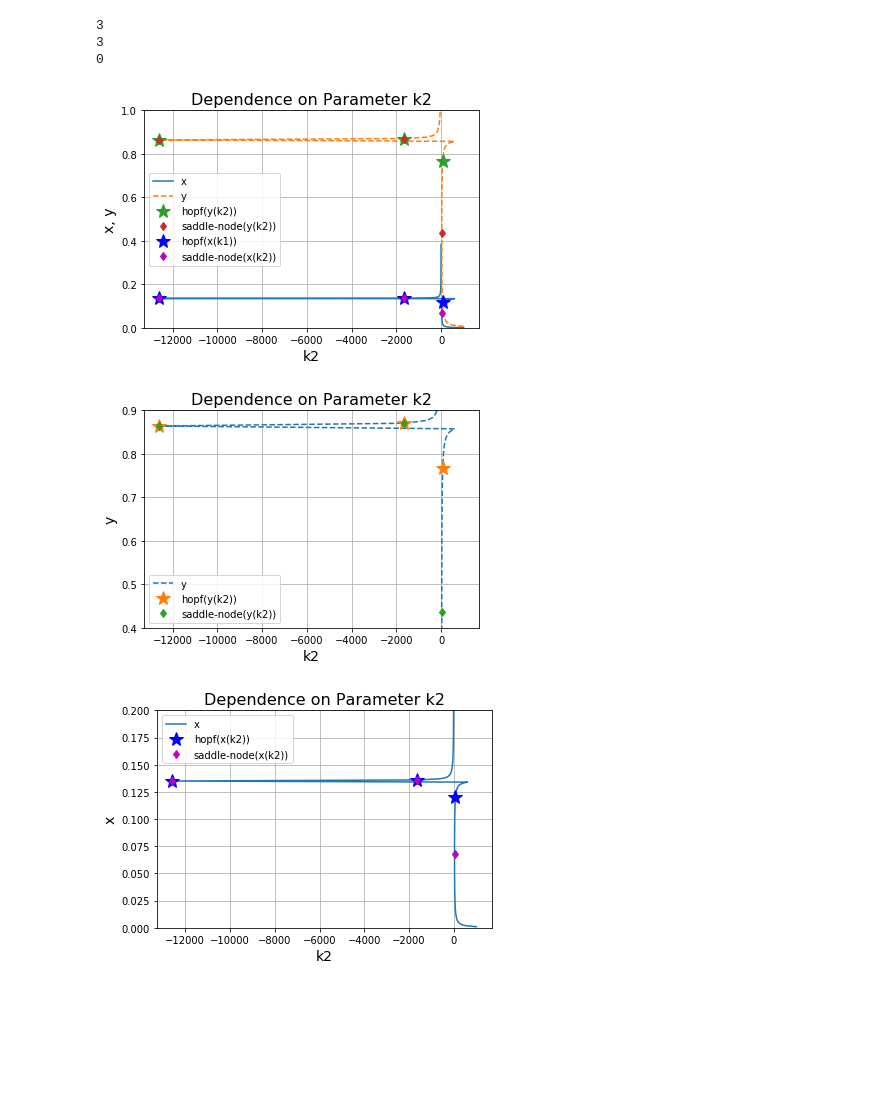
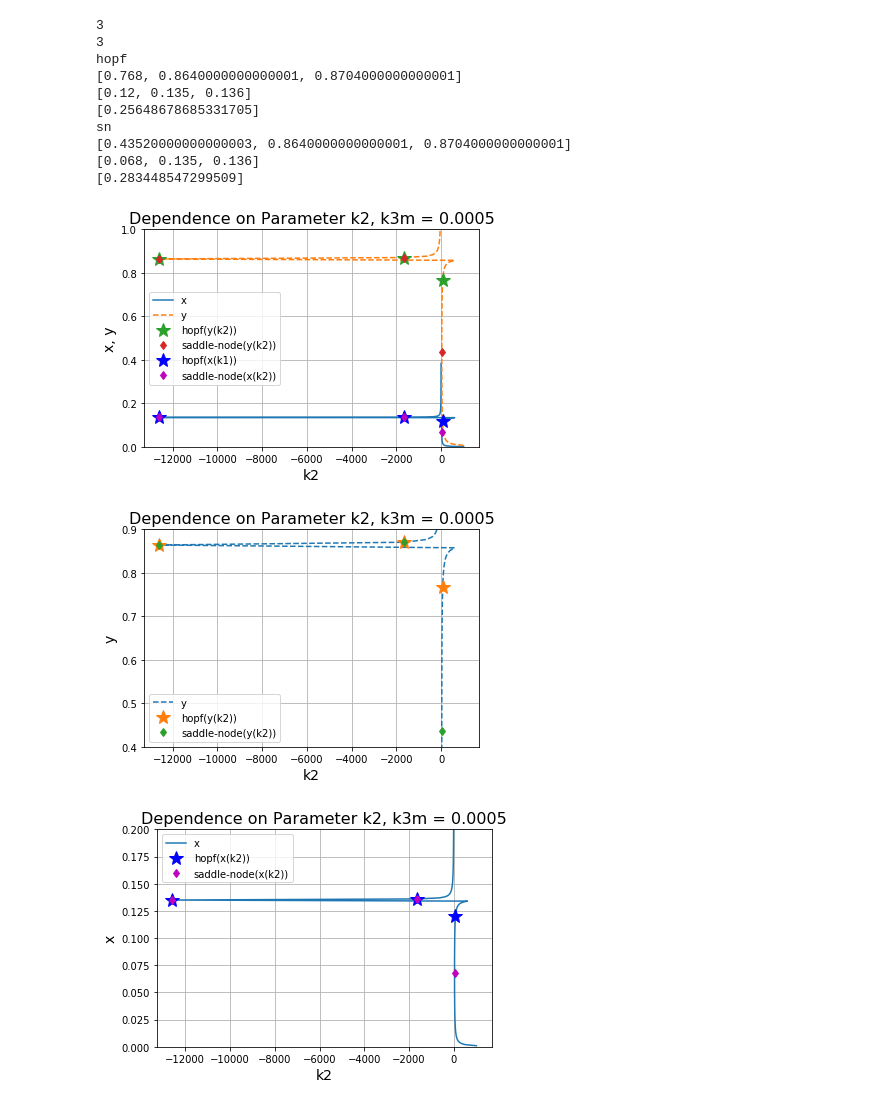
Before and after one commit to KsenyaBu/Python_BUKS_Practicum, a Jupyter notebook: Project#2_BUKS.ipynb, the cells around one changed output. Cells and saved outputs as stored; diff of their text form; code cells hidden in the pictures; blank space fills up the shorter version.

```diff
--- a/Project#2_BUKS.ipynb
+++ b/Project#2_BUKS.ipynb
@@ -506,7 +536,6 @@ a21 = k3
 a22 = -k3m
 sp = [a11[i]+a22 for i in range(384)]
 determ = [a11[i]*a22-a12[i]*a21 for i in range(384)]
-DI = [sp[i]**2-4*determ[i] for i in range(384)]
 index = 1
 yh = []
 xh = []
@@ -514,9 +543,6 @@ k2h = []
 ysn = []
 xsn = []
 k2sn = []
-ydi = []
-xdi = []
-k2di = []
 while index < 384:
     if sp[index]*sp[index-1] <= 0:
         yh.append(y[index])
@@ -526,17 +552,19 @@ while index < 384:
         ysn.append(y[index])
         xsn.append(x[index])
         k2sn.append(k2[index])
-    if DI[index]*DI[index-1] <= 0:
-        ydi.append(y[index])
-        xdi.append(x[index])
-        k2di.append(k2[index])
     index += 1
 print(len(xh))
 print(len(xsn))
-print(len(xdi))
+print("hopf")
+print(yh)
+print(xh)
+print(k1h)
+print("sn")
+print(ysn)
+print(xsn)
+print(k1sn)
 mh = len(xh)
 msn = len(xsn)
-mdi = len(xdi)
 fig = plt.figure()
 plt.plot(k2, x, label = u'x')
 plt.plot(k2, y, label = u'y', linestyle='--')
@@ -544,44 +572,51 @@ plt.plot(k2h,yh, label = u'hopf(y(k2))', linestyle = 'None', marker='*', markers
 plt.plot(k2sn,ysn, label = u'saddle-node(y(k2))', linestyle = 'None', marker='d')
 plt.plot(k2h,xh, label = u'hopf(x(k1))', linestyle = 'None', marker='*', markersize = '15', color='b')
 plt.plot(k2sn,xsn, label = u'saddle-node(x(k2))', linestyle = 'None', marker='d',color='m')
-plt.title('Dependence on Parameter k2',fontsize=16)
+plt.title('Dependence on Parameter k2, k3m = 0.0005',fontsize=16)
 plt.ylabel('x, y',fontsize=14)
 plt.xlabel('k2',fontsize=14)
 x1,x2,y1,y2 = plt.axis()
 plt.axis((x1,x2,0,1))
 plt.legend()
 plt.grid(True)
 plt.show()
 fig1 = plt.figure()
 plt.plot(k2, y, label = u'y', linestyle='--')
 plt.plot(k2h,yh, label = u'hopf(y(k2))', linestyle = 'None', marker='*', markersize = '15')
 plt.plot(k2sn,ysn, label = u'saddle-node(y(k2))', linestyle = 'None', marker='d')
-plt.title('Dependence on Parameter k2',fontsize=16)
+plt.title('Dependence on Parameter k2, k3m = 0.0005',fontsize=16)
 plt.ylabel('y',fontsize=14)
 plt.xlabel('k2',fontsize=14)
 x1,x2,y1,y2 = plt.axis()
 plt.axis((x1,x2,0.4,0.9))
 plt.legend()
 plt.grid(True)
 plt.show()
 plt.plot(k2, x, label = u'x')
 plt.plot(k2h,xh, label = u'hopf(x(k2))', linestyle = 'None', marker='*', markersize = '15', color='b')
 plt.plot(k2sn,xsn, label = u'saddle-node(x(k2))', linestyle = 'None', marker='d',color='m')
-plt.title('Dependence on Parameter k2',fontsize=16)
+plt.title('Dependence on Parameter k2, k3m = 0.0005',fontsize=16)
 plt.ylabel('x',fontsize=14)
 plt.xlabel('k2',fontsize=14)
 x1,x2,y1,y2 = plt.axis()
 plt.axis((x1,x2,0.0,0.2))
 plt.legend()
 plt.grid(True)
 plt.show()
 # %% [output]
 3
 3
-0
+hopf
+[0.768, 0.8640000000000001, 0.8704000000000001]
+[0.12, 0.135, 0.136]
+[0.25648678685331705]
+sn
+[0.43520000000000003, 0.8640000000000001, 0.8704000000000001]
+[0.068, 0.135, 0.136]
+[0.283448547299509]
-[figure, old version]
+[figure, new version]
-[figure, old version]
+[figure, new version]
-[figure, old version]
+[figure, new version]
 # %%
 k1m = 0.01
 k1m = 0.02
```
Also changed, not shown: parts of 12 cells of this notebook.
